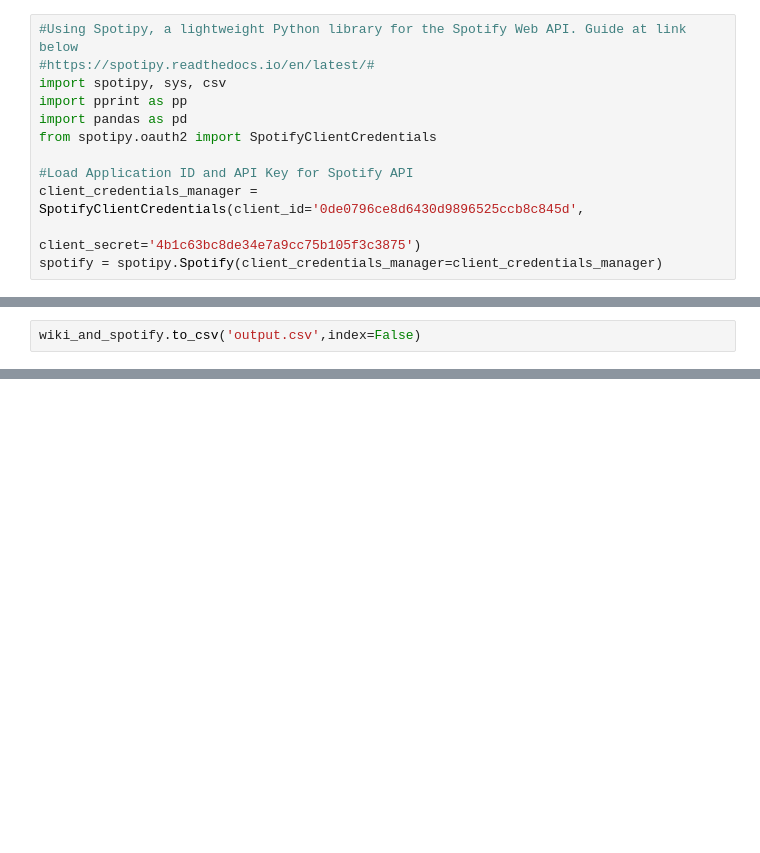
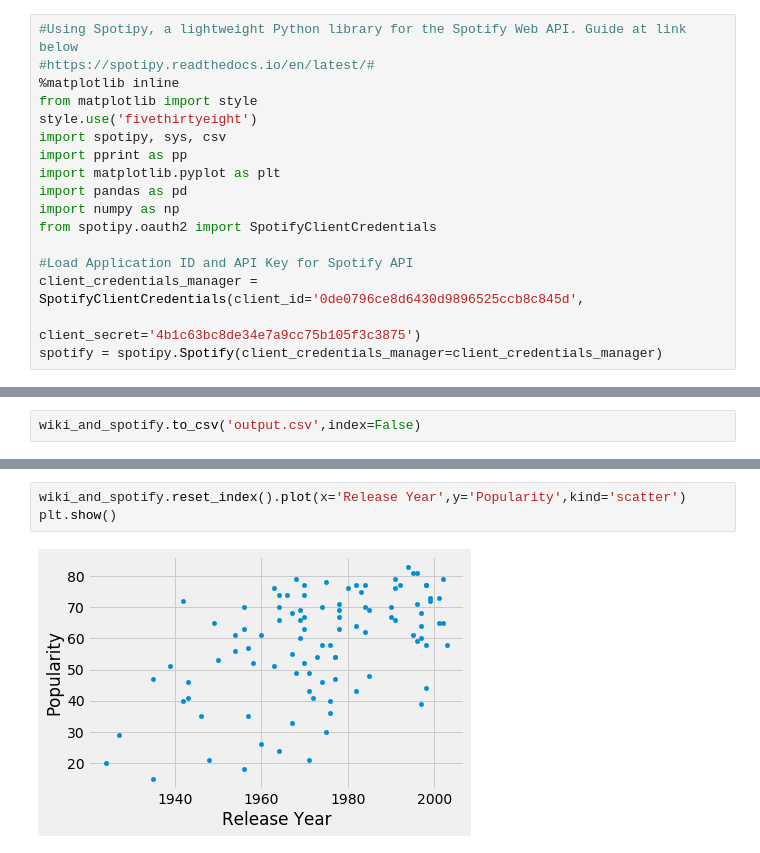
Before and after one commit to shreymukh2020/Spotify-ETL-Analysis, a Jupyter notebook: ETL_Top100_Project.ipynb, the cells around one changed output, grey strips where cells are left out. Saved outputs shown, nothing was run; the diff lists cells and outputs as text; blank space fills up the shorter version.

```diff
--- a/ETL_Top100_Project.ipynb
+++ b/ETL_Top100_Project.ipynb
@@ -1,9 +1,14 @@
 # %%
 #Using Spotipy, a lightweight Python library for the Spotify Web API. Guide at link below
 #https://spotipy.readthedocs.io/en/latest/#
+%matplotlib inline
+from matplotlib import style
+style.use('fivethirtyeight')
 import spotipy, sys, csv
 import pprint as pp
+import matplotlib.pyplot as plt
 import pandas as pd
+import numpy as np
 from spotipy.oauth2 import SpotifyClientCredentials
 
 #Load Application ID and API Key for Spotify API
@@ -79,0 +78,5 @@ wiki_and_spotify.to_csv('output.csv',index=False)
+# %%
+wiki_and_spotify.reset_index().plot(x='Release Year',y='Popularity',kind='scatter')
+plt.show()
+# %% [output]
+[figure, added]
```
Also changed, not shown: parts of 3 cells of this notebook, 1 other file.
